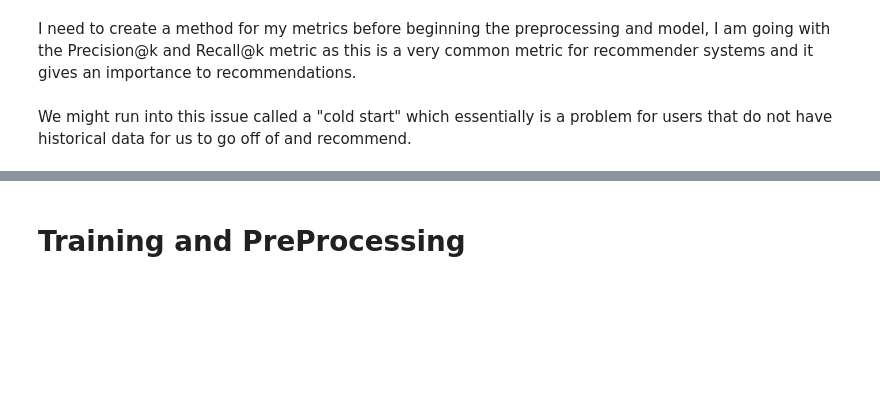
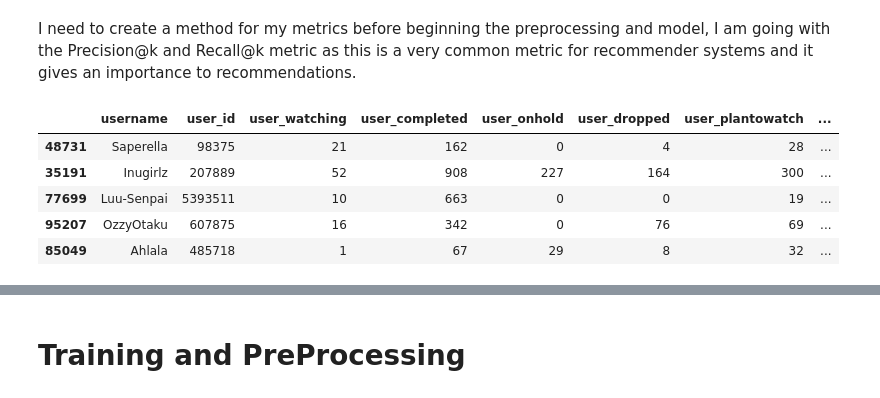
Before and after one commit to synewaz/Capstone_3_Anime_Recommender, a Jupyter notebook: Model.ipynb, the cells around one changed output, grey strips where cells are left out. Saved outputs shown, nothing was run; the diff lists cells and outputs as text; code cells hidden in the pictures; blank space fills up the shorter version.

```diff
--- a/Model.ipynb
+++ b/Model.ipynb
@@ -19,6 +11,6 @@ import time
 # %% [markdown]
 I need to bring back some of the code from EDA as there are some specific variables there that will need to be used for the Preprocessing and Model element.
 # %%
-user_df = pd.read_csv('cleaned_user_list.csv')
-anime_df = pd.read_csv('cleaned_anime_list.csv')
+user_df = pd.read_csv('users_cleaned.csv')
+anime_df = pd.read_csv('anime_cleaned.csv')
 # %%
@@ -48,63 +35,12 @@ anime_ratings_aggregated = ratings_anime.groupby('number_of_users').size().reset
 # %% [markdown]
 I need to create a method for my metrics before beginning the preprocessing and model, I am going with the Precision@k and Recall@k metric as this is a very common metric for recommender systems and it gives an importance to recommendations.
 # %%
-'''def precision_recall(predictions, k=10, threshold=7):
-
-    user_est_true = defaultdict(list)
-    for uid, _, true_r, est, _ in predictions:
-        user_est_true[uid].append((est, true_r))
-
-    user_metrics = []
-
-    for uid, user_ratings in user_est_true.items():
-        user_ratings.sort(key=lambda x: x[0], reverse=True)
-        n_rel = sum((true_r >= threshold) for (_, true_r) in user_ratings)
-        n_rec_k = sum((est >= threshold) for (est, _) in user_ratings[:k])
-        n_rel_and_rec_k = sum(((true_r >= threshold) and (est >= threshold)) for (est, true_r) in user_ratings[:k])
-
-        precision = n_rel_and_rec_k / n_rec_k if n_rec_k != 0 else 1
-        recall = n_rel_and_rec_k / n_rel if n_rel != 0 else 1
-
-        user_metrics.append({'uid': uid, 'precision': precision, 'recall': recall})
-
-    user_metrics = pd.DataFrame(user_metrics)
-
-    return user_metrics
-'''
-
-def precision_recall_at_k(predictions, k=10, threshold= 7):
-    '''Return precision and recall at k metrics for each user.'''
-
-    # First map the predictions to each user.
-    # Predictions: Traz uma lista de 5 campos dentro de uma tupla com as seguintes infos: User_ID, Item_ID, True_ID, Est_ID, Details
-    user_est_true = defaultdict(list)
-    for uid, _, true_r, est, _ in predictions:
-        user_est_true[uid].append((est, true_r))
-    # Creates a dict with the key being a user and the value bringing the estimated rating and the true rating.
-
-    precisions = dict()
-    recalls = dict()
-    for uid, user_ratings in user_est_true.items():
-
-        # Sort user ratings by estimated value
-        user_ratings.sort(key=lambda x: x[0], reverse=True)
-
-        # Number of relevant items
-        n_rel = sum((true_r >= threshold) for (_, true_r) in user_ratings)
-
-        # Number of recommended items in top k
-        n_rec_k = sum((est >= threshold) for (est, _) in user_ratings[:k])
-
-        # Number of relevant and recommended items in top k
-        n_rel_and_rec_k = sum(((true_r >= threshold) and (est >= threshold))
-                              for (est, true_r) in user_ratings[:k])
-
-        # Precision@K: Proportion of recommended items that are relevant
-        precisions[uid] = n_rel_and_rec_k / n_rec_k if n_rec_k != 0 else 1
-
-        # Recall@K: Proportion of relevant items that are recommended
-        recalls[uid] = n_rel_and_rec_k /  n_rel if n_rel != 0 else 1
-
-    return precisions, recalls
+sample_users = user_df.sample(frac = .01, random_state = 2)
+sample_users.head()
+# %% [output]
+|  | username | user_id | user_watching | user_completed | user_onhold | user_dropped | user_plantowatch | ... |
+| 48731 | Saperella | 98375 | 21 | 162 | 0 | 4 | 28 | ... |
+| 35191 | Inugirlz | 207889 | 52 | 908 | 227 | 164 | 300 | ... |
+| 77699 | Luu-Senpai | 5393511 | 10 | 663 | 0 | 0 | 19 | ... |
+| 95207 | OzzyOtaku | 607875 | 16 | 342 | 0 | 76 | 69 | ... |
+| 85049 | Ahlala | 485718 | 1 | 67 | 29 | 8 | 32 | ... |
-# %% [markdown]
-We might run into this issue called a "cold start" which essentially is a problem for users that do not have historical data for us to go off of and recommend.
```
Also changed, not shown: parts of 46 cells of this notebook.
